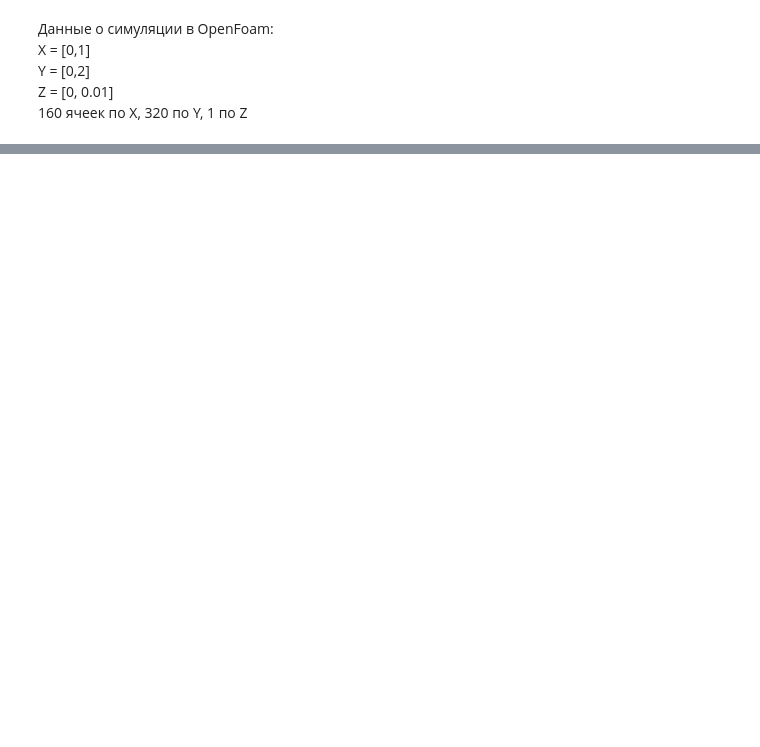
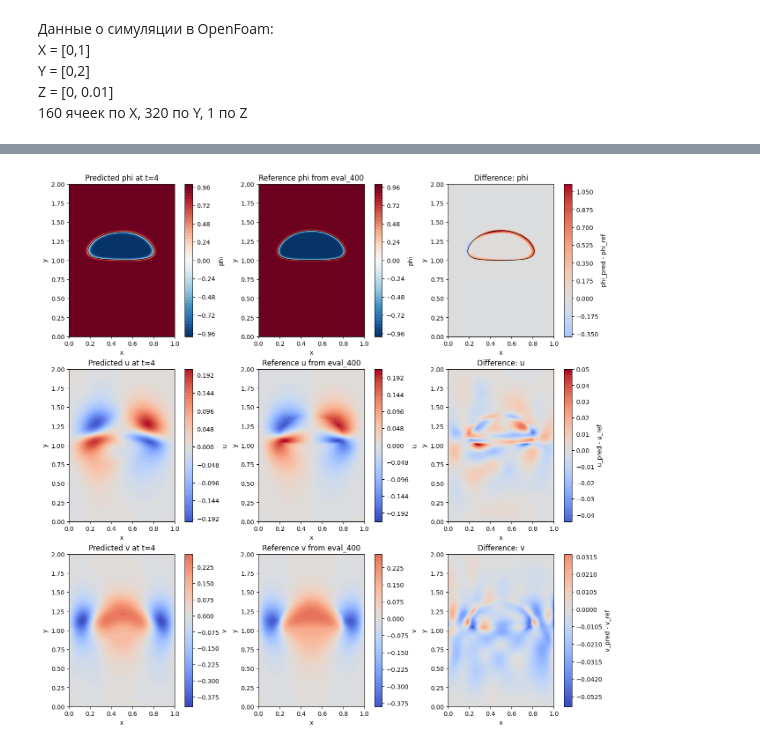
Before and after one commit to 6MIL9/diploma, a Jupyter notebook: Diploma.ipynb, the cells around one changed output, grey strips where cells are left out. Saved outputs shown, nothing was run; the diff lists cells and outputs as text; code cells hidden in the pictures; blank space fills up the shorter version.

```diff
--- a/Diploma.ipynb
+++ b/Diploma.ipynb
@@ -25,16 +26,15 @@ cfg = PipelineConfig(
     lambda_data_pretrain=20.0,
     lambda_data_full=10.0,
     lambda_uvp_full=20.0,
-    lambda_pressure_gauge=1.0,
     lambda_u_supervised=1.0,
     lambda_v_supervised=1.0,
-    lambda_p_supervised=5.0,
     pretrain_ckpt_path="checkpoints_uvp/model_pretrain.pt",
     full_ckpt_path="checkpoints_uvp/model_full.pt",
     full_save_every=100,
     full_weights_save_every=50,
     flow_save_every=50,
     flow_supervised_save_every=50,
+    warmup_save_every=50,
     full_state_dir="checkpoints_uvp/full_state",
     full_weights_dir="checkpoints_uvp/full_weights",
     flow_state_dir="checkpoints_uvp/flow_state",
@@ -45,6 +45,10 @@ cfg = PipelineConfig(
     flow_supervised_weights_dir="checkpoints_uvp/flow_supervised_weights",
     flow_supervised_latest_state_path="checkpoints_uvp/flow_supervised_state/latest.pt",
     flow_supervised_latest_history_path="checkpoints_uvp/flow_supervised_state/latest_history.json",
+    warmup_state_dir="checkpoints_uvp/warmup_state",
+    warmup_weights_dir="checkpoints_uvp/warmup_weights",
+    warmup_latest_state_path="checkpoints_uvp/warmup_state/latest.pt",
+    warmup_latest_history_path="checkpoints_uvp/warmup_state/latest_history.json",
     full_latest_state_path="checkpoints_uvp/full_state/latest.pt",
     full_latest_history_path="checkpoints_uvp/full_state/latest_history.json",
     s_pretrain=5.0,
@@ -135 +326,5 @@ Saved checkpoint: checkpoints_uvp/model_pretrain.pt
+# %%
+plot_eval_fields(model, t_val=4, s_eval=cfg.s_pretrain)
+# %% [output]
+[figure, added]
 # %%
```
Also changed, not shown: parts of 14 cells of this notebook, 49 other files.
